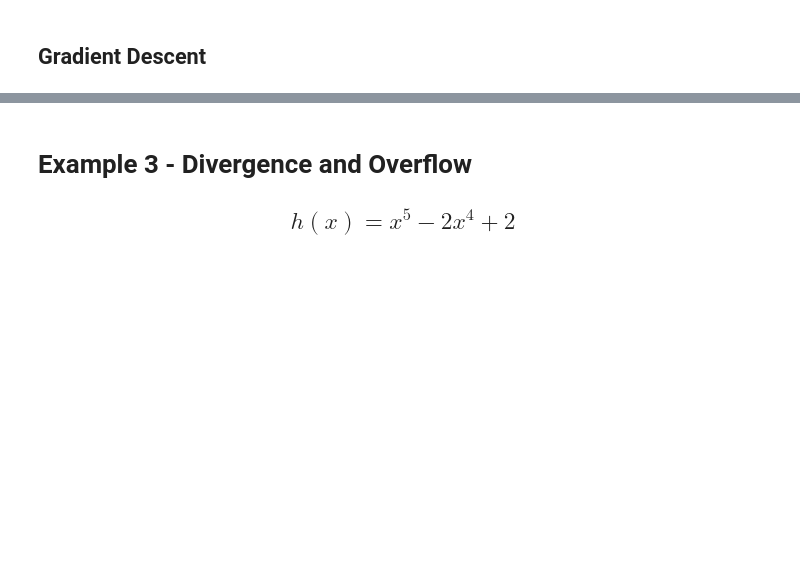
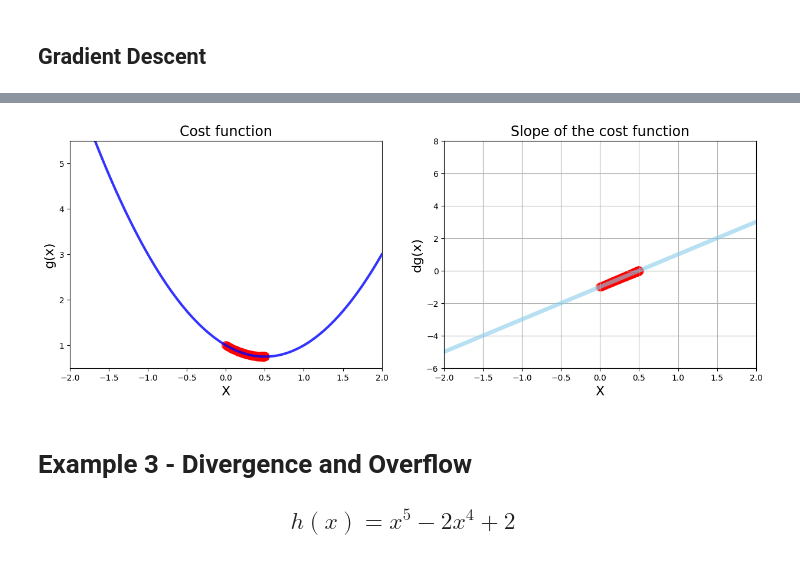
Before and after one commit to Snagasaisri/Fmml-module-lab-and-project, a Jupyter notebook: FMML_2022_Module_04_Project_2024.ipynb, the cells around one changed output, grey strips where cells are left out. Cells and saved outputs as stored; diff of their text form; code cells hidden in the pictures; blank space fills up the shorter version.

```diff
--- a/FMML_2022_Module_04_Project_2024.ipynb
+++ b/FMML_2022_Module_04_Project_2024.ipynb
@@ -218,0 +239,8 @@ def gradient_descent(derivative_func, initial_guess, multiplier, precision, max_
+# %%
+local_min, list_x, deriv_list = gradient_descent(derivative_func=dg, initial_guess=-0.5,
+                                                 multiplier=0.01, precision=0.0001)
+if local_min is not None:
+    print('Local min occurs at:', local_min)
+    print('Number of steps:', len(list_x))
+else:
+    print('Gradient descent did not converge to a solution.')
@@ -316,3 +290,77 @@ def gradient_descent(derivative_func, initial_guess, multiplier=0.01, precision=
+# %%
+import numpy as np
+import matplotlib.pyplot as plt
+
+# Define your derivative function dg(x)
+def dg(x):
+    # Compute the derivative of your function at point x
+    # Replace this with the actual implementation of your derivative function
+    return 2 * x - 1  # Example derivative function (replace this with yours)
+
+# Define your cost function g(x)
+def g(x):
+    return x**2 - x + 1
+
+def gradient_descent(derivative_func, initial_guess, multiplier=0.01, precision=0.0001, max_iter=1000):
+    new_x = initial_guess
+    x_list = [new_x]
+    deriv_list = [derivative_func(new_x)]
+
+    for _ in range(max_iter):
+        previous_x = new_x
+        gradient = derivative_func(previous_x)
+
+        if gradient is None:
+            print("Error: derivative_func returned None.")
+            return None, None, None
+
+        new_x = previous_x - multiplier * gradient
+        step_size = abs(new_x - previous_x)
+
+        x_list.append(new_x)
+        deriv_list.append(derivative_func(new_x))
+
+        if step_size < precision:
+            break
+
+    return new_x, x_list, deriv_list
+
+# Example usage
+local_min, list_x, deriv_list = gradient_descent(derivative_func=dg, initial_guess=0)
+
+if local_min is not None:
+    # Generate data for plotting
+    x_2 = np.linspace(-2, 2, 1000)
+
+    # Plotting
+    plt.figure(figsize=[15, 5])
+
+    # 1 Chart: Cost function
+    plt.subplot(1, 2, 1)
+    plt.xlim(-2, 2)
+    plt.ylim(0.5, 5.5)
+    plt.title('Cost function', fontsize=17)
+    plt.xlabel('X', fontsize=16)
+    plt.ylabel('g(x)', fontsize=16)
+    plt.plot(x_2, g(x_2), color='blue', linewidth=3, alpha=0.8)
+    plt.scatter(list_x, g(np.array(list_x)), color='red', s=100, alpha=0.6)
+
+    # 2 Chart: Derivative
+    plt.subplot(1, 2, 2)
+    plt.title('Slope of the cost function', fontsize=17)
+    plt.xlabel('X', fontsize=16)
+    plt.ylabel('dg(x)', fontsize=16)
+    plt.grid()
+    plt.xlim(-2, 2)
+    plt.ylim(-6, 8)
+    plt.plot(x_2, dg(x_2), color='skyblue', linewidth=5, alpha=0.6)
+    plt.scatter(list_x, deriv_list, color='red', s=100, alpha=0.5)
+
+    plt.show()
+else:
+    print('Gradient descent did not converge to a solution.')
+# %% [output]
+[figure, added]
 # %% [markdown]
 # Example 3 - Divergence and Overflow
 
```
Also changed, not shown: parts of 20 cells of this notebook.
